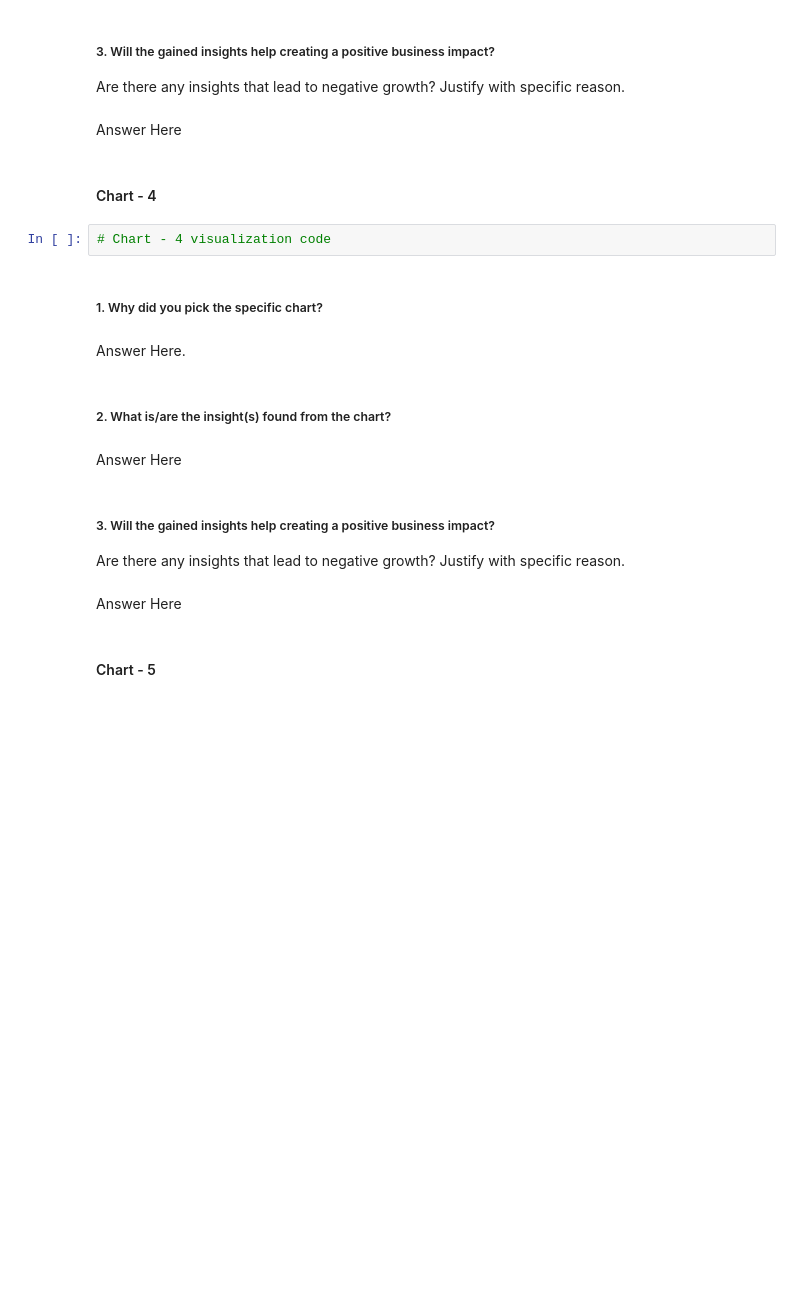
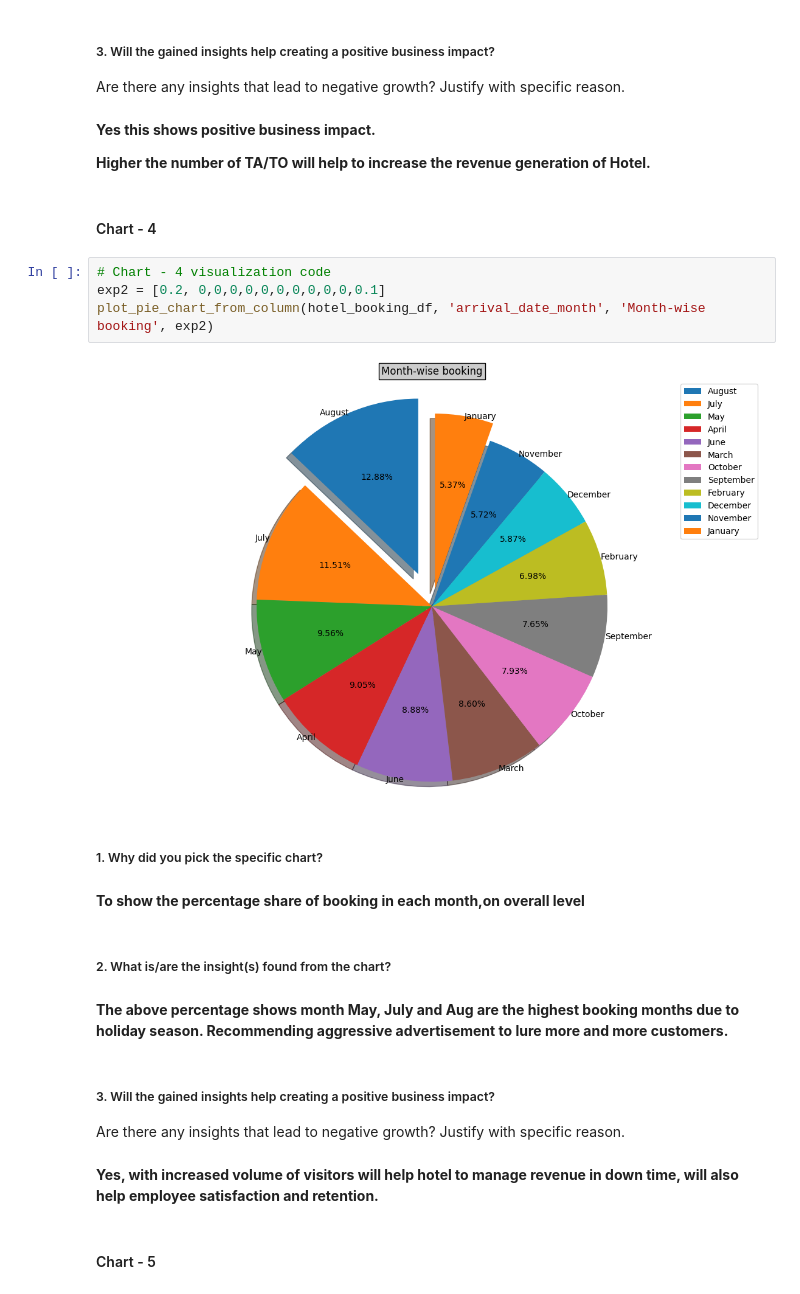
Before and after one commit to ARYANJAIN69/Hotel_Booking-Analysis, a Jupyter notebook: --ARYANJAIN_EDA_Submission.ipynb, the cells around one changed output. Drawn from its saved outputs; the diff is of its cells as text; blank space fills up the shorter version.

```diff
--- a/--ARYANJAIN_EDA_Submission.ipynb
+++ b/--ARYANJAIN_EDA_Submission.ipynb
@@ -661,25 +464,31 @@ Answer Here
 # %% [markdown]
 ##### 3. Will the gained insights help creating a positive business impact?
 Are there any insights that lead to negative growth? Justify with specific reason.
-# %% [markdown]
-Answer Here
+# %% [markdown]
+**Yes this shows positive business impact.**
+
+**Higher the  number of TA/TO  will help to increase the revenue generation of Hotel.**
 # %% [markdown]
 #### Chart - 4
-# %%
-# Chart - 4 visualization code
+# %%
+# Chart - 4 visualization code
+exp2 = [0.2, 0,0,0,0,0,0,0,0,0,0,0.1]
+plot_pie_chart_from_column(hotel_booking_df, 'arrival_date_month', 'Month-wise booking', exp2)
+# %% [output]
+[figure, added]
 # %% [markdown]
 ##### 1. Why did you pick the specific chart?
-# %% [markdown]
-Answer Here.
+# %% [markdown]
+**To show the percentage share of booking in each month,on overall level**
 # %% [markdown]
 ##### 2. What is/are the insight(s) found from the chart?
-# %% [markdown]
-Answer Here
+# %% [markdown]
+**The above percentage shows month May, July and Aug are the highest booking months due to holiday season. Recommending aggressive advertisement to lure more and more customers.**
 # %% [markdown]
 ##### 3. Will the gained insights help creating a positive business impact?
 Are there any insights that lead to negative growth? Justify with specific reason.
-# %% [markdown]
-Answer Here
+# %% [markdown]
+**Yes, with increased volume of visitors will help hotel to manage revenue in down time, will also help employee satisfaction and retention.**
 # %% [markdown]
 #### Chart - 5
 # %%
```
Also changed, not shown: parts of 142 cells of this notebook.
